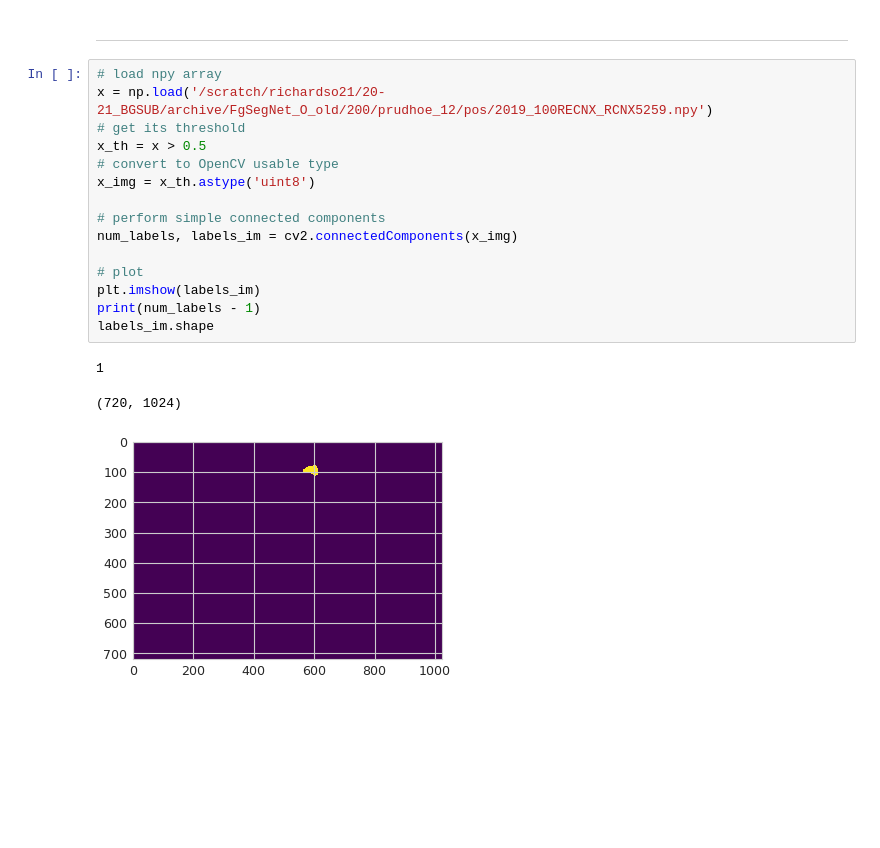
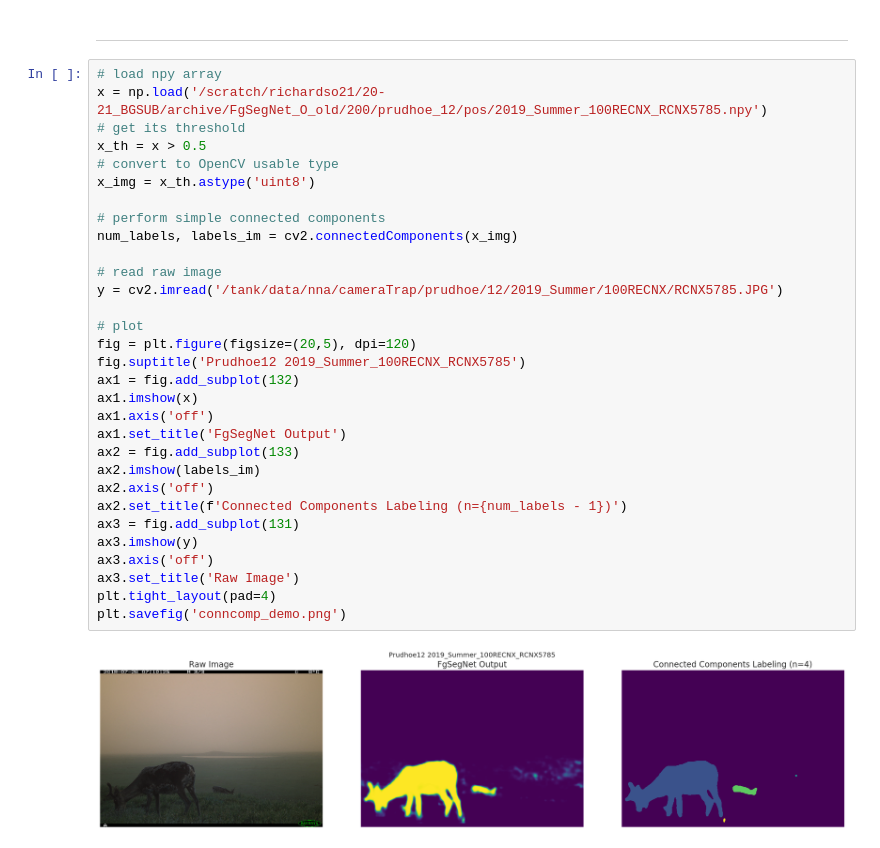
Before and after one commit to richardso21/SERP2021-BGSUB, a Jupyter notebook: FgSegNet/concomp_cluster/connected_components.ipynb, the cells around one changed output. Cells and saved outputs as stored; diff of their text form; blank space fills up the shorter version.

Commit message:
first sample conn comp labeling

```diff
--- a/FgSegNet/concomp_cluster/connected_components.ipynb
+++ b/FgSegNet/concomp_cluster/connected_components.ipynb
@@ -52,20 +66,34 @@ D_sorted.loc[abs(D_sorted['sum'] - D_sorted['sum'].mean()) < 500]
 ---
 # %%
 # load npy array
-x = np.load('/scratch/richardso21/20-21_BGSUB/archive/FgSegNet_O_old/200/prudhoe_12/pos/2019_100RECNX_RCNX5259.npy')
+x = np.load('/scratch/richardso21/20-21_BGSUB/archive/FgSegNet_O_old/200/prudhoe_12/pos/2019_Summer_100RECNX_RCNX5785.npy')
 # get its threshold
 x_th = x > 0.5
 # convert to OpenCV usable type
 x_img = x_th.astype('uint8')
 
 # perform simple connected components
 num_labels, labels_im = cv2.connectedComponents(x_img)
 
+# read raw image
+y = cv2.imread('/tank/data/nna/cameraTrap/prudhoe/12/2019_Summer/100RECNX/RCNX5785.JPG')
+
 # plot
-plt.imshow(labels_im)
-print(num_labels - 1)
-labels_im.shape
+fig = plt.figure(figsize=(20,5), dpi=120)
+fig.suptitle('Prudhoe12 2019_Summer_100RECNX_RCNX5785')
+ax1 = fig.add_subplot(132)
+ax1.imshow(x)
+ax1.axis('off')
+ax1.set_title('FgSegNet Output')
+ax2 = fig.add_subplot(133)
+ax2.imshow(labels_im)
+ax2.axis('off')
+ax2.set_title(f'Connected Components Labeling (n={num_labels - 1})')
+ax3 = fig.add_subplot(131)
+ax3.imshow(y)
+ax3.axis('off')
+ax3.set_title('Raw Image')
+plt.tight_layout(pad=4)
+plt.savefig('conncomp_demo.png')
 # %% [output]
-1
-(720, 1024)
-[figure, old version]
+[figure, new version]
```
Also changed, not shown: parts of 1 cell of this notebook, 13 other files.
